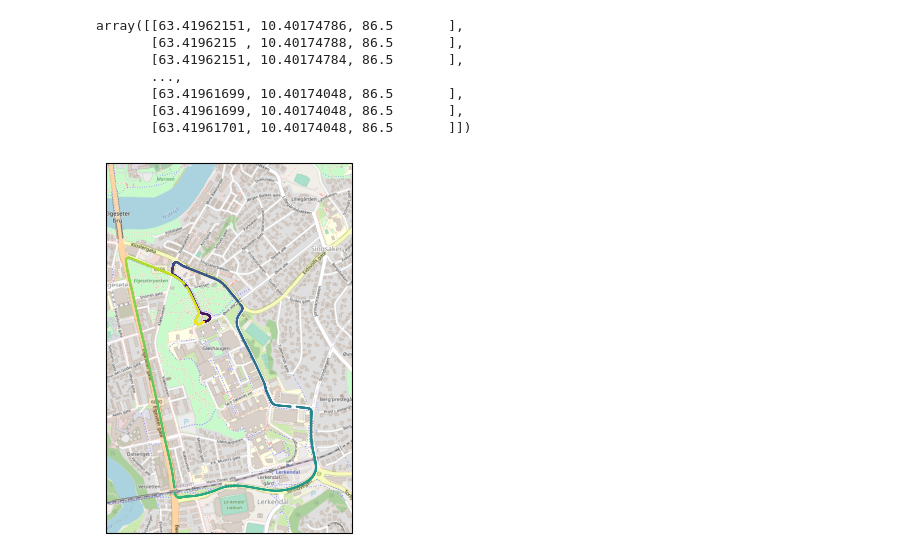
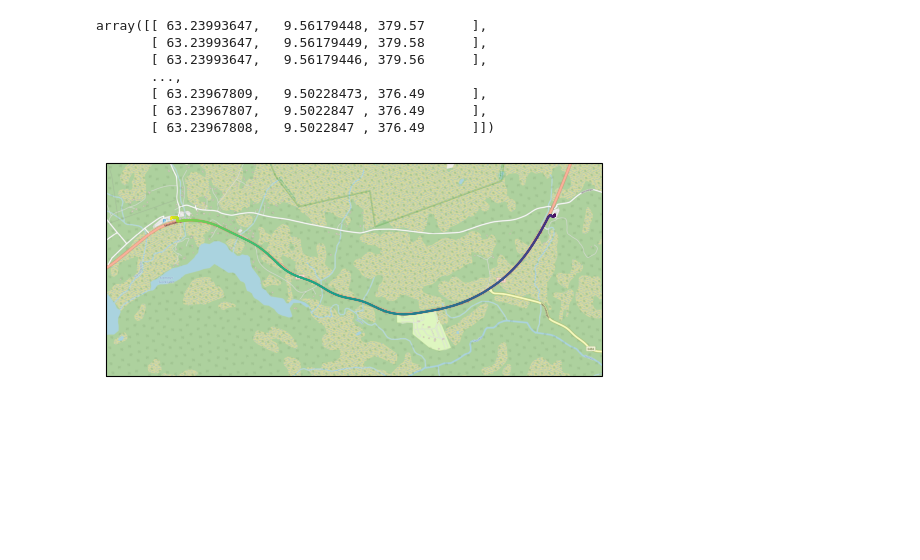
Before and after one commit to aasewold/experiments, a Jupyter notebook: ex-kia/make-plan/work/make_plan.ipynb, the cells around one changed output. Drawn from its saved outputs; the diff is of its cells as text; code cells hidden in the pictures; blank space fills up the shorter version.

```diff
--- a/ex-kia/make-plan/work/make_plan.ipynb
+++ b/ex-kia/make-plan/work/make_plan.ipynb
@@ -3,23 +3,27 @@ import numpy as np
 from pathlib import Path
 from src.scripts.plot_gps import load_gps_data, plot_gps_data, save_gps_fig
 # %%
-path = Path('/dataset/Trip066/gnss50_vehicle.bin')
+trip = 'Trip070'
+outdir = Path(trip)
+outdir.mkdir(exist_ok=True)
+
+path = Path(f'/dataset/{trip}/gnss50_vehicle.bin')
 ts, gps_coords = load_gps_data(path)
 gps_coords
 # %% [output]
-array([[63.41962151, 10.40174786, 86.5       ],
-       [63.4196215 , 10.40174788, 86.5       ],
-       [63.41962151, 10.40174784, 86.5       ],
+array([[ 63.23993647,   9.56179448, 379.57      ],
+       [ 63.23993647,   9.56179449, 379.58      ],
+       [ 63.23993647,   9.56179446, 379.56      ],
        ...,
-       [63.41961699, 10.40174048, 86.5       ],
-       [63.41961699, 10.40174048, 86.5       ],
-       [63.41961701, 10.40174048, 86.5       ]])
+       [ 63.23967809,   9.50228473, 376.49      ],
+       [ 63.23967807,   9.5022847 , 376.49      ],
+       [ 63.23967808,   9.5022847 , 376.49      ]])
 # %%
 fig, world_coords, px_q = plot_gps_data(ts, gps_coords)
-save_gps_fig(fig, 'fig.png')
+save_gps_fig(fig, outdir / 'fig.png')
 px_q = dict(px_q)
 # %% [output]
-[figure, old version]
+[figure, new version]
 # %%
 # Transform to NED and Carla coordinates
 import pymap3d
```
Also changed, not shown: parts of 4 cells of this notebook, 24 other files.
